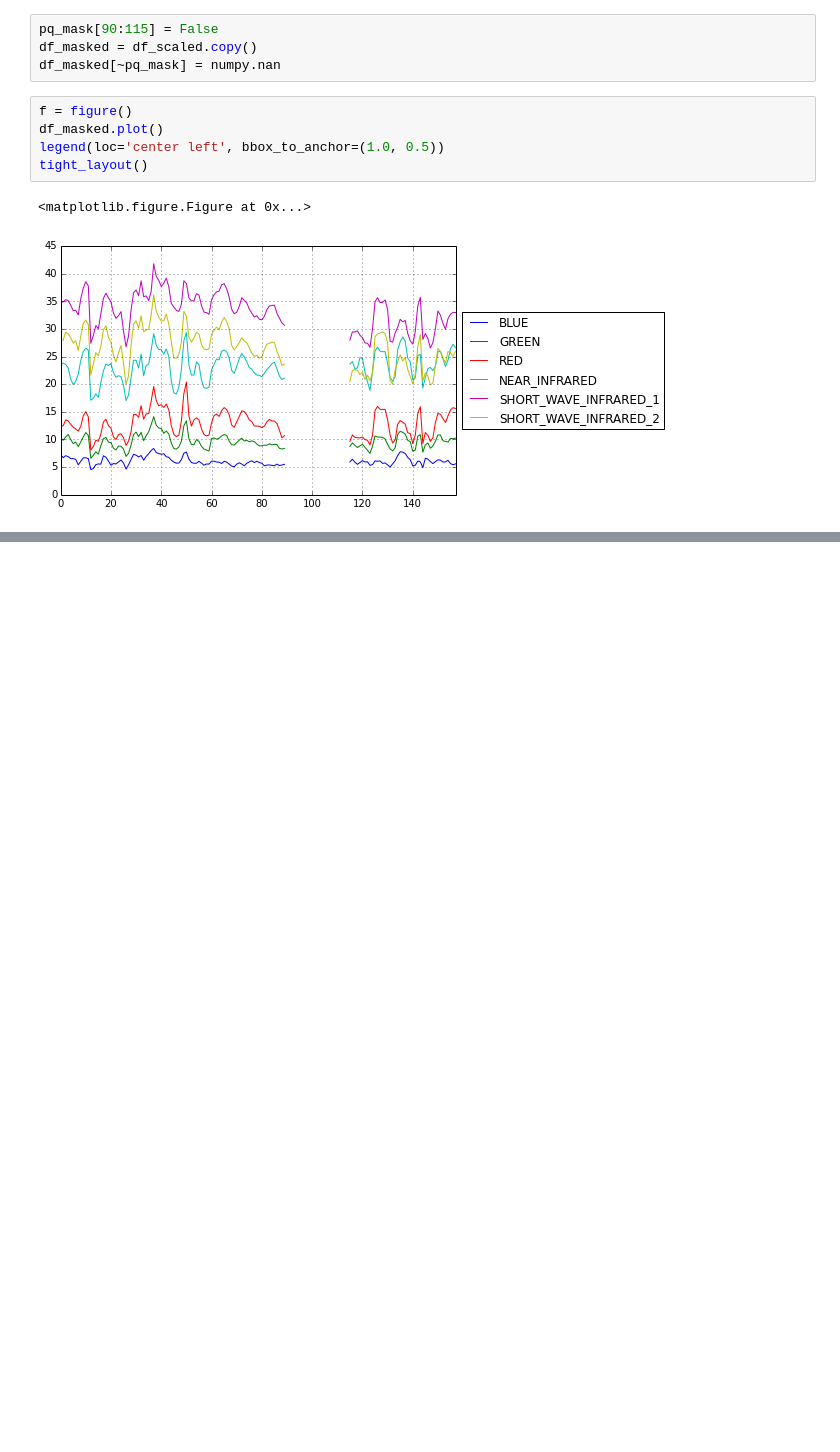
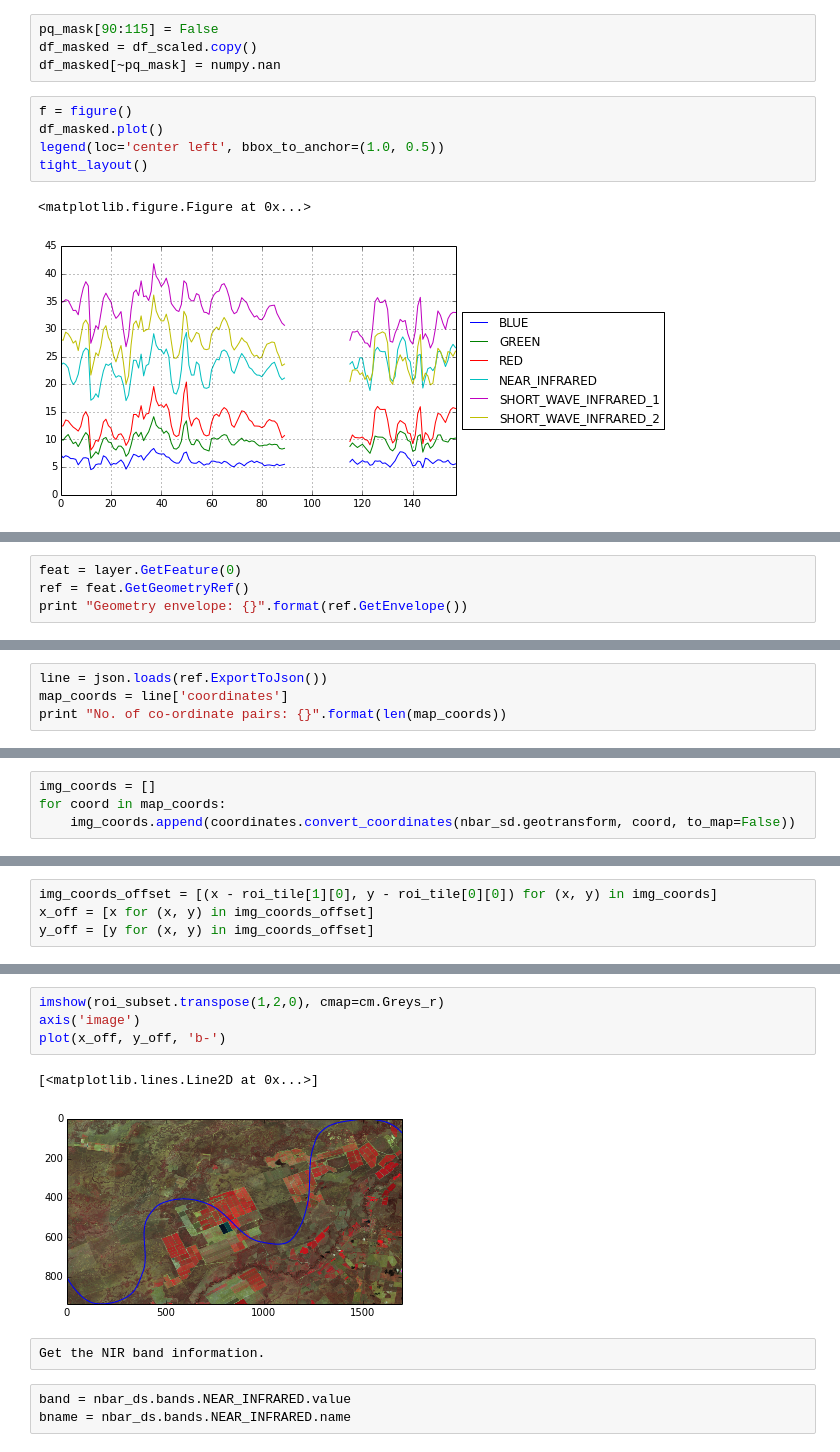
Before and after one commit to sixy6e/stash, a Jupyter notebook: Python/notebooks/agdc-api-transects.ipynb, the cells around one changed output, grey strips where cells are left out. Saved outputs shown, nothing was run; the diff lists cells and outputs as text; blank space fills up the shorter version.

```diff
--- a/Python/notebooks/agdc-api-transects.ipynb
+++ b/Python/notebooks/agdc-api-transects.ipynb
@@ -215,0 +257,4 @@ tight_layout()
+# %%
+feat = layer.GetFeature(0)
+ref = feat.GetGeometryRef()
+print "Geometry envelope: {}".format(ref.GetEnvelope())
@@ -215,0 +263,4 @@ tight_layout()
+# %%
+line = json.loads(ref.ExportToJson())
+map_coords = line['coordinates']
+print "No. of co-ordinate pairs: {}".format(len(map_coords))
@@ -215,0 +269,4 @@ tight_layout()
+# %%
+img_coords = []
+for coord in map_coords:
+    img_coords.append(coordinates.convert_coordinates(nbar_sd.geotransform, coord, to_map=False))
@@ -215,0 +275,4 @@ tight_layout()
+# %%
+img_coords_offset = [(x - roi_tile[1][0], y - roi_tile[0][0]) for (x, y) in img_coords]
+x_off = [x for (x, y) in img_coords_offset]
+y_off = [y for (x, y) in img_coords_offset]
@@ -215,0 +281,12 @@ tight_layout()
+# %%
+imshow(roi_subset.transpose(1,2,0), cmap=cm.Greys_r)
+axis('image')
+plot(x_off, y_off, 'b-')
+# %% [output]
+[<matplotlib.lines.Line2D at 0x...>]
+[figure, added]
+# %% [raw]
+Get the NIR band information.
+# %%
+band = nbar_ds.bands.NEAR_INFRARED.value
+bname = nbar_ds.bands.NEAR_INFRARED.name
```
Also changed, not shown: parts of 29 cells of this notebook.
